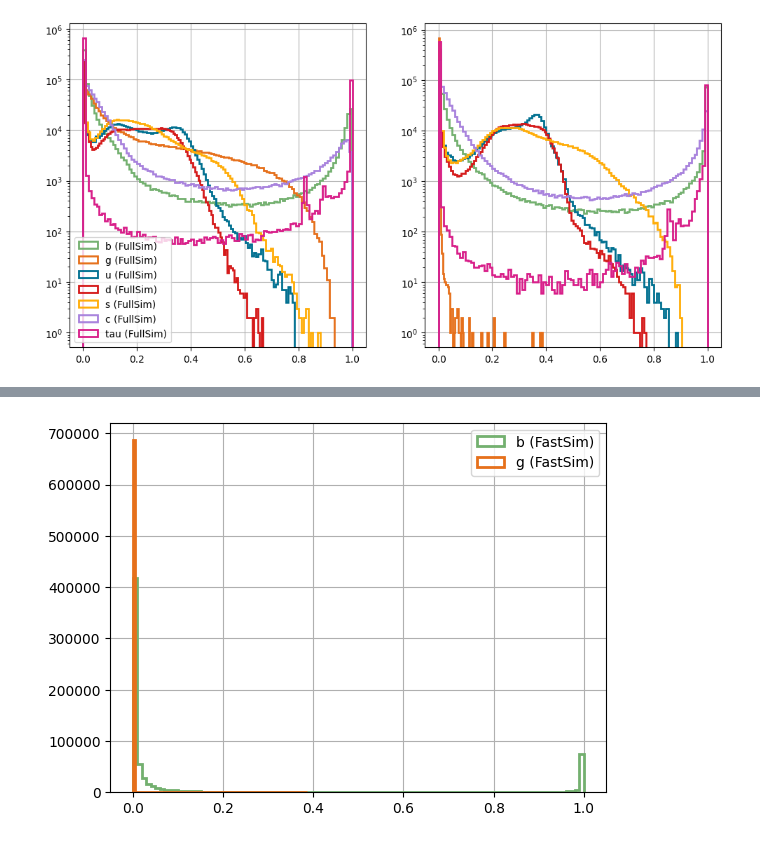
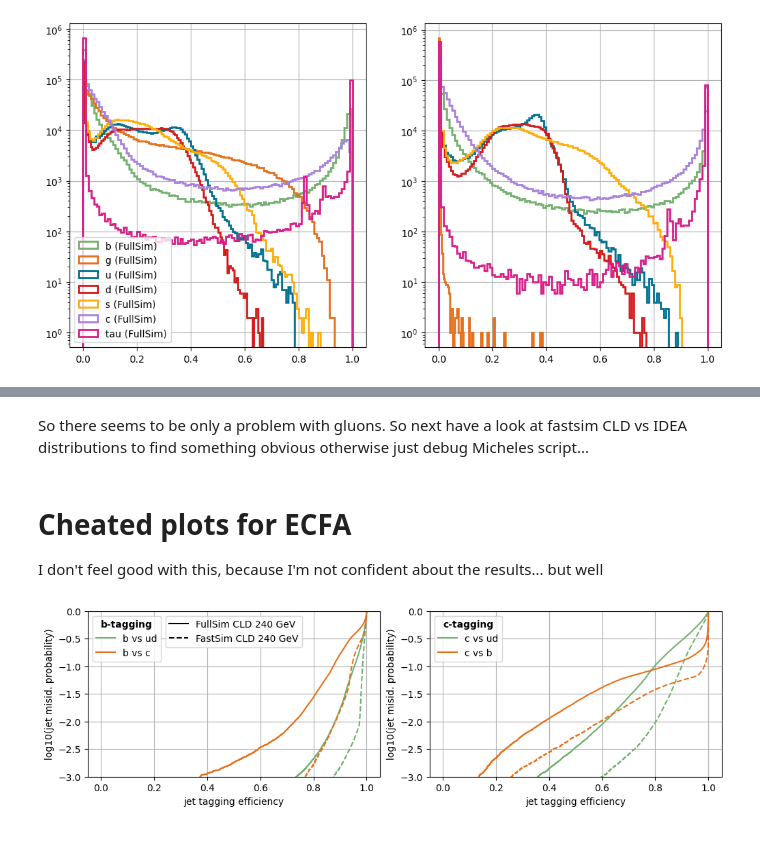
Before and after one commit to saracreates/TaggingResults, a Jupyter notebook: nn_evaluation_FastvsFullSimCLD240.ipynb, the cells around one changed output, grey strips where cells are left out. Cells and saved outputs as stored; diff of their text form; code cells hidden in the pictures.

Commit message:
cheaty fast vs full sim roc curve for ECFA

```diff
--- a/nn_evaluation_FastvsFullSimCLD240.ipynb
+++ b/nn_evaluation_FastvsFullSimCLD240.ipynb
@@ -393,9 +382,6 @@ plt.show()
-# %%
-plt.hist(data2['score_recojet_isB'], bins=100, histtype='step', label='b (FastSim)', linewidth=2)
-plt.hist(data2['score_recojet_isG'], bins=100, histtype='step', label='g (FastSim)', linewidth=2)
-plt.grid()
-plt.legend()
-#plt.yscale('log')
-plt.show()
-# %% [output]
-[figure, removed]
+# %% [markdown]
+So there seems to be only a problem with gluons. So next have a look at fastsim CLD vs IDEA distributions to find something obvious otherwise just debug Micheles script...
+# %% [markdown]
+# Cheated plots for ECFA
+
+I don't feel good with this, because I'm not confident about the results... but well
@@ -401,0 +464,42 @@ plt.show()
+# %%
+def all_rocs_noG(save=False):
+    labels = ['ud', 'ud', 'c', 's', 'b', 'g', 'tau']
+    fig, ax = plt.subplots(1, 2, figsize=(10, 3), constrained_layout=True)
+    y_true, y_score = get_y_true_and_score(data1)
+
+
+    # Plot ROC curves for tagging
+    log_multiline_rocs_b_noG(y_true, y_score, labels, ax, 0, 0)
+    log_multiline_rocs_c_noG(y_true, y_score, labels, ax, 0, 1)
+
+    y_true, y_score = get_y_true_and_score(data2)
+
+    # Plot ROC curves for tagging
+    log_multiline_rocs_b_noG(y_true, y_score, labels, ax, 0, 0, ls="dashed", l=False)
+    log_multiline_rocs_c_noG(y_true, y_score, labels, ax, 0, 1, ls="dashed", l=False)
+
+
+    # Create the first legend for colorful ROC curves
+    handles_colorful, labels_colorful = ax[0].get_legend_handles_labels()
+    legend_colorful = ax[0].legend(handles=handles_colorful, title=f"{labels[4]}-tagging", title_fontproperties={'weight':'bold'})
+
+    # Create black lines for FullSim and FastSim
+    fullsim_line = Line2D([0], [0], color='black', linestyle='-', label='FullSim CLD 240 GeV')
+    fastsim_line = Line2D([0], [0], color='black', linestyle='--', label='FastSim CLD 240 GeV')
+
+    # Add the second legend for FullSim and FastSim
+    legend_sim = ax[0].legend(handles=[fullsim_line, fastsim_line], loc="upper center")
+
+    # Add back the first legend (colorful ROC curves) to the plot
+    ax[0].add_artist(legend_colorful)
+    # Re-enable the grid for all subplots
+    for row in range(2):
+            ax[row].grid(True)  # Make sure the grid is visible
+
+    if save:
+        plt.savefig("./plots-for-FCC-note/roc-FullvsFastSimCLD240_noG.pdf")
+    plt.show()
+# %%
+all_rocs_noG(save=False)
+# %% [output]
+[figure, added]
```
Also changed, not shown: parts of 3 cells of this notebook, 2 other files.
